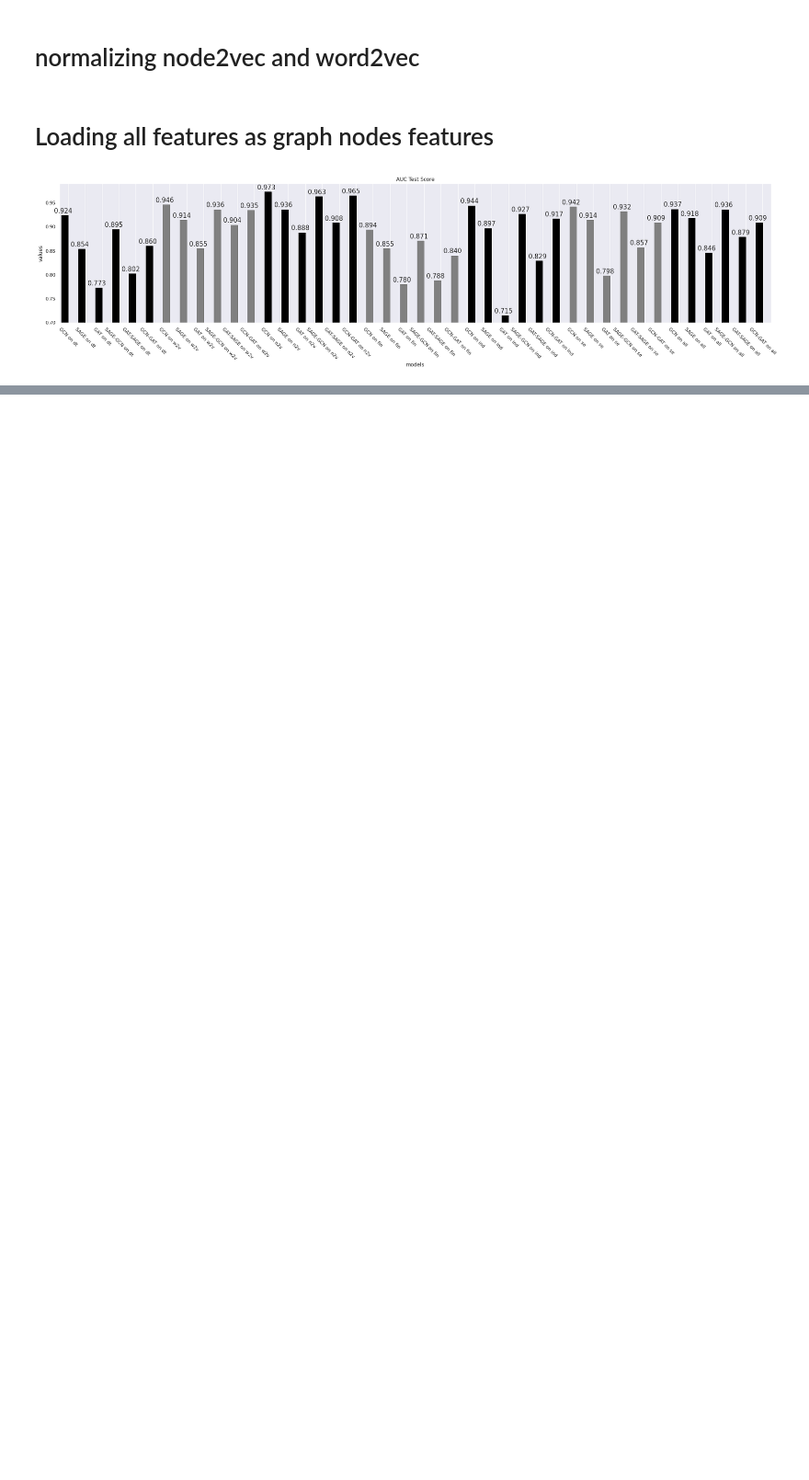
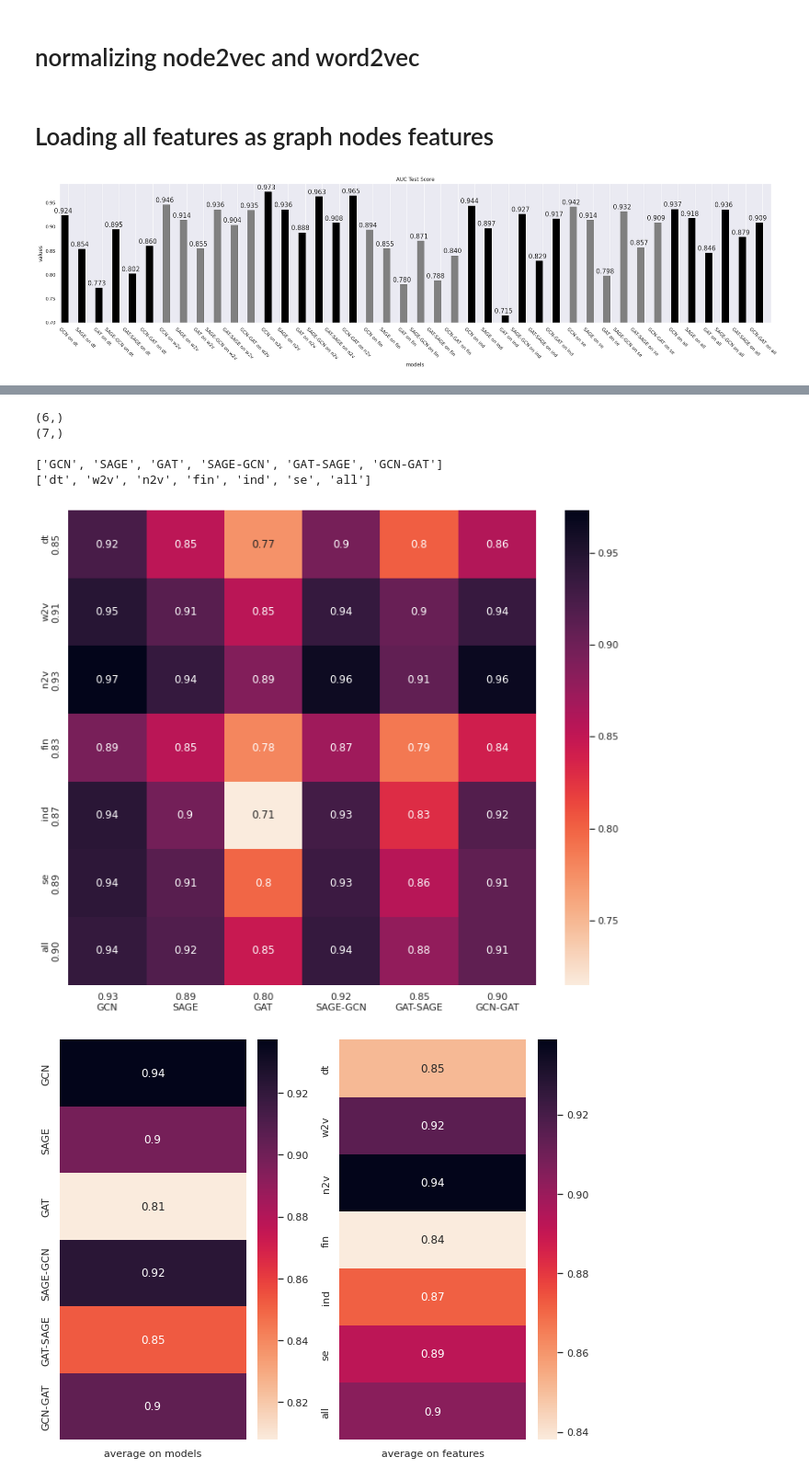
Before and after one commit to sinaziaee/DComG, a Jupyter notebook: model_feature_comparison.ipynb, the cells around one changed output, grey strips where cells are left out. Shown at 92% size. Saved outputs shown, nothing was run; the diff lists cells and outputs as text; code cells hidden in the pictures; blank space fills up the shorter version.

Commit message:
added heatmap plot

```diff
--- a/model_feature_comparison.ipynb
+++ b/model_feature_comparison.ipynb
@@ -320,3 +320,7 @@ for i, model in enumerate(feature_names):
 plotter(scores, method_names, colors)
 # %% [output]
 [figure]
+# %%
+scores = np.array(scores)
+scores = np.reshape(scores, (7, 6))
+print(scores)
@@ -323 +335,65 @@ plotter(scores, method_names, colors)
+# %%
+model_names = ['GCN', 'SAGE', 'GAT', 'SAGE-GCN', 'GAT-SAGE', 'GCN-GAT']
+m_names = model_names[:]
+feature_names = ['dt', 'w2v', 'n2v', 'fin', 'ind', 'se', 'all']
+f_names = feature_names[:]
+
+ave_col = np.average(scores, axis=0)
+ave_row = np.average(scores, axis=1)
+
+print(ave_col.shape)
+print(ave_row.shape)
+print()
+for i in range(len(model_names)):
+    m_names[i] = f'{str(ave_col[i])[:4]}\n{model_names[i]}'
+
+for i in range(len(feature_names)):
+    f_names[i] = f'{feature_names[i]}\n{str(ave_row[i])[:4]}'
+
+print(model_names)
+print(feature_names)
+
+import seaborn as sns; sns.set_theme()
+
+heat_scores = [[0.924, 0.854, 0.773, 0.895, 0.802, 0.860],
+[0.946, 0.914, 0.855, 0.936, 0.904, 0.935],
+[0.973, 0.936, 0.888, 0.963, 0.908, 0.965],
+[0.894, 0.855, 0.780, 0.871, 0.788, 0.840],
+[0.944, 0.897, 0.715, 0.927, 0.829, 0.917],
+[0.942, 0.914, 0.798, 0.932, 0.857, 0.909],
+[0.937, 0.918, 0.846, 0.936, 0.879, 0.909]]
+
+cmap = sns.cm.rocket_r
+
+plt.figure(figsize=(12, 10))
+ax = sns.heatmap(heat_scores, annot=True, cmap=cmap)
+ax.set_xticklabels(m_names)
+ax.set_yticklabels(f_names)
+plt.show()
+
+############################################
+
+cmap = sns.cm.rocket_r
+plt.figure(figsize=(10, 8))
+
+plt.subplot(121)
+ave_col = np.reshape(ave_col, (ave_col.shape[0], 1))
+ax = sns.heatmap(ave_col, annot=True, cmap=cmap)
+ax.set_xticklabels(['average on models'])
+ax.set_yticklabels(model_names)
+############################
+plt.subplot(122)
+ave_row = np.reshape(ave_row, (ave_row.shape[0], 1))
+ax = sns.heatmap(ave_row, annot=True, cmap=cmap)
+ax.set_xticklabels(['average on features'])
+ax.set_yticklabels(feature_names)
+plt.show()
+# %% [output]
+(6,)
+(7,)
+
+['GCN', 'SAGE', 'GAT', 'SAGE-GCN', 'GAT-SAGE', 'GCN-GAT']
+['dt', 'w2v', 'n2v', 'fin', 'ind', 'se', 'all']
+[figure, added]
+[figure, added]
 # %%
```
Also changed, not shown: parts of 3 cells of this notebook.
